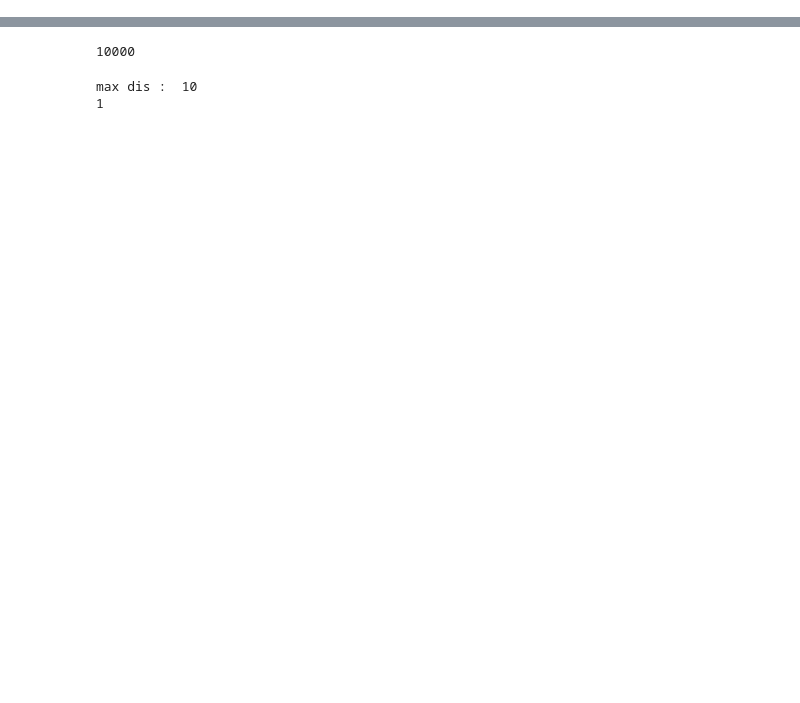
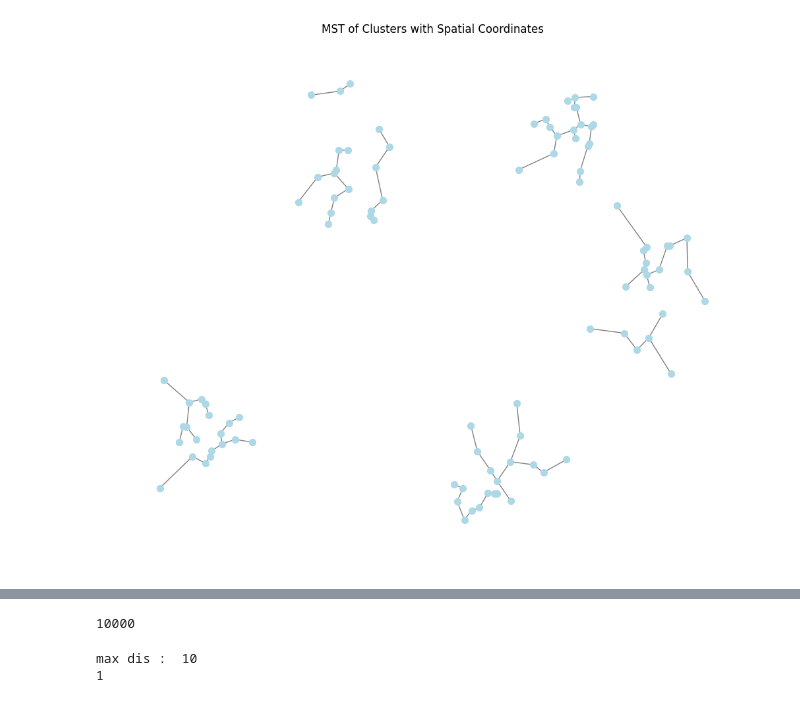
Before and after one commit to destx0/thesnew, a Jupyter notebook: master.ipynb, the cells around one changed output, grey strips where cells are left out. Saved outputs shown, nothing was run; the diff lists cells and outputs as text; code cells hidden in the pictures; blank space fills up the shorter version.

```diff
--- a/master.ipynb
+++ b/master.ipynb
@@ -13,0 +125,15 @@ from utils import *
+# %%
+clusters_mst_edges = []  # To store the MST edges of each cluster
+
+for cluster in clusters:
+    if len(cluster) > 1:  # Ensure there are at least two points to form an edge
+        mst_edges = get_MST_edges_with_coordinates(cluster)
+        clusters_mst_edges.append(mst_edges)
+    else:
+        clusters_mst_edges.append([])  # No edges in a cluster with a single point
+
+# Print MST edges for each cluster
+for i, mst_edges in enumerate(clusters_mst_edges):
+    print(f"Cluster {i} MST Edges:")
+    for edge in mst_edges:
+        print(edge)
@@ -13,0 +194,29 @@ from utils import *
+# %%
+import networkx as nx
+
+# Assuming clusters_mst_edges contains the MST edges for each cluster as calculated previously
+
+# Create a new NetworkX graph
+G = nx.Graph()
+
+# Add edges from each cluster's MST to the graph
+for mst_edges in clusters_mst_edges:
+    G.add_edges_from(mst_edges)
+
+pos = {node: node for node in G.nodes()}
+
+# Plot the graph using the node positions
+plt.figure(figsize=(10, 8))  # Set the figure size (optional)
+nx.draw(
+    G,
+    pos,
+    with_labels=False,
+    node_color="lightblue",
+    edge_color="gray",
+    node_size=50,
+    font_size=8,
+)
+plt.title("MST of Clusters with Spatial Coordinates")
+plt.show()
+# %% [output]
+[figure, added]
```
Also changed, not shown: parts of 24 cells of this notebook.
